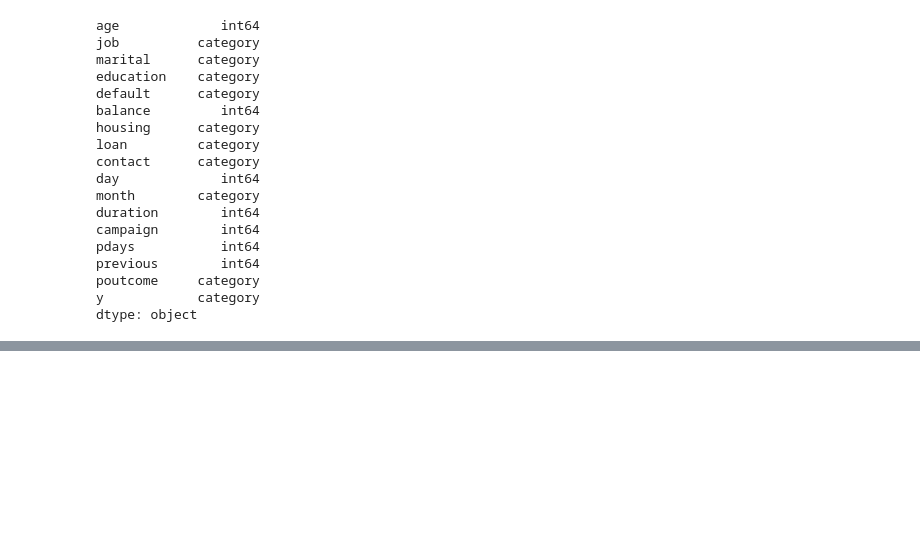
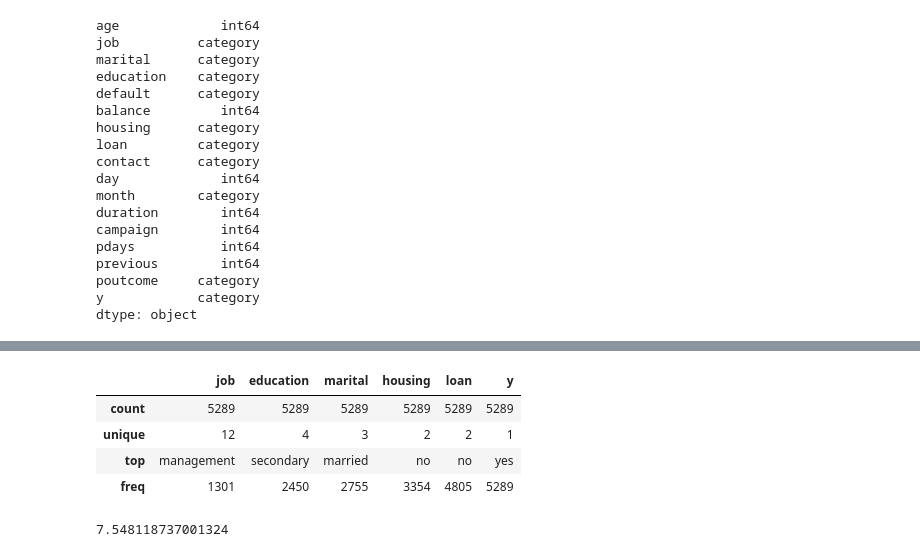
Before and after one commit to nezihaksu/Bank_Marketing_Analysis, a Jupyter notebook: Term_Deposit_EDA.ipynb, the cells around one changed output, grey strips where cells are left out. Drawn from its saved outputs; the diff is of its cells as text; code cells hidden in the pictures; blank space fills up the shorter version.

```diff
--- a/Term_Deposit_EDA.ipynb
+++ b/Term_Deposit_EDA.ipynb
@@ -321,0 +325,14 @@ groupby_graph("duration","sum")
+# %%
+#People who had management jobs and has no housing loan were the ones who subscribed the most.
+df[["job","education","marital","housing","loan","y"]][df.y == "yes"].describe()
+# %% [output]
+|  | job | education | marital | housing | loan | y |
+| count | 5289 | 5289 | 5289 | 5289 | 5289 | 5289 |
+| unique | 12 | 4 | 3 | 2 | 2 | 1 |
+| top | management | secondary | married | no | no | yes |
+| freq | 1301 | 2450 | 2755 | 3354 | 4805 | 5289 |
+# %%
+#There are 7.5 times more people who did not subscribe than subscribed ones.
+len(df[df.y == "no"])/len(df[df.y == "yes"])
+# %% [output]
+7.548118737001324
```
Also changed, not shown: parts of 8 cells of this notebook.
